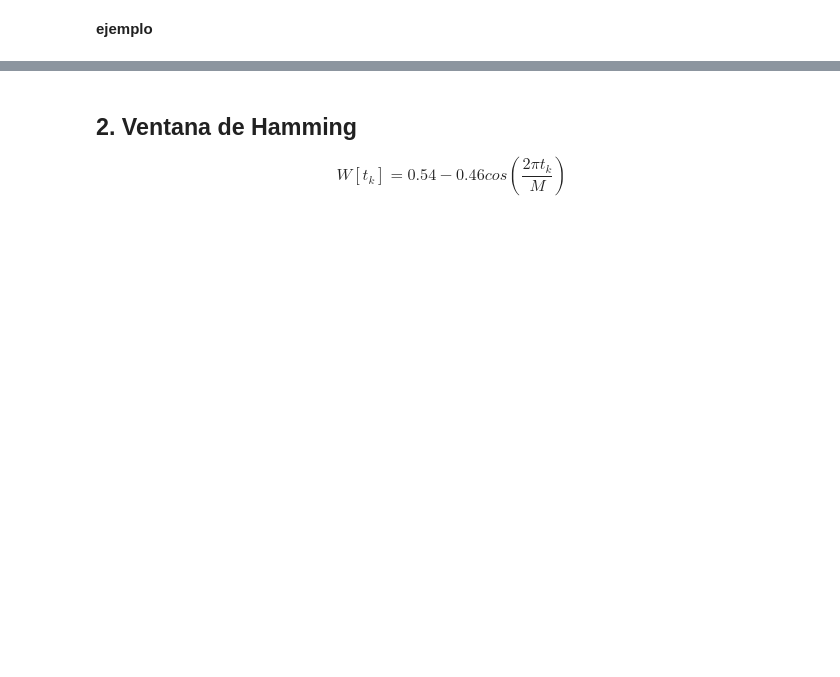
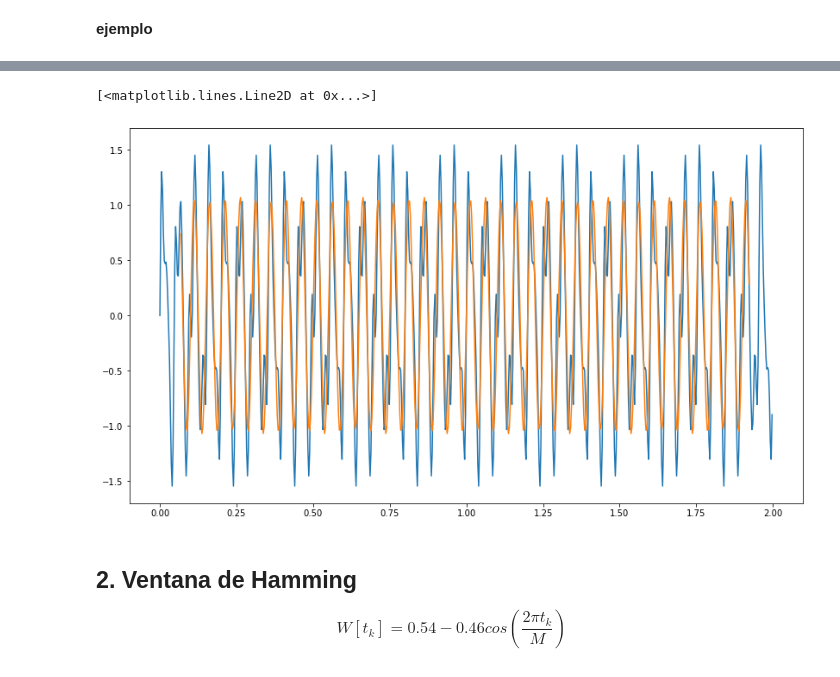
Before and after one commit to Poswer96/filtra_23-i, a Jupyter notebook: src/Filtros FIR/Filtros FIR Pasa Bajas. Diseño con Ventanas.ipynb, the cells around one changed output, grey strips where cells are left out. Drawn from its saved outputs; the diff is of its cells as text; code cells hidden in the pictures; blank space fills up the shorter version.

```diff
--- a/src/Filtros FIR/Filtros FIR Pasa Bajas. Diseño con Ventanas.ipynb
+++ b/src/Filtros FIR/Filtros FIR Pasa Bajas. Diseño con Ventanas.ipynb
@@ -168,3 +176,12 @@ array([[ 1,  2,  3,  4],
+# %%
+t = np.arange(y.shape[0])/sr
+#
+plt.figure(figsize=(14, 8))
+plt.plot(t, y)
+plt.plot(t[M//2-1:-M//2], y_filt[M//2-1:-M//2])
+# %% [output]
+[<matplotlib.lines.Line2D at 0x...>]
+[figure, added]
 # %% [markdown]
 ## 2. Ventana de Hamming
 
```
Also changed, not shown: parts of 13 cells of this notebook.
